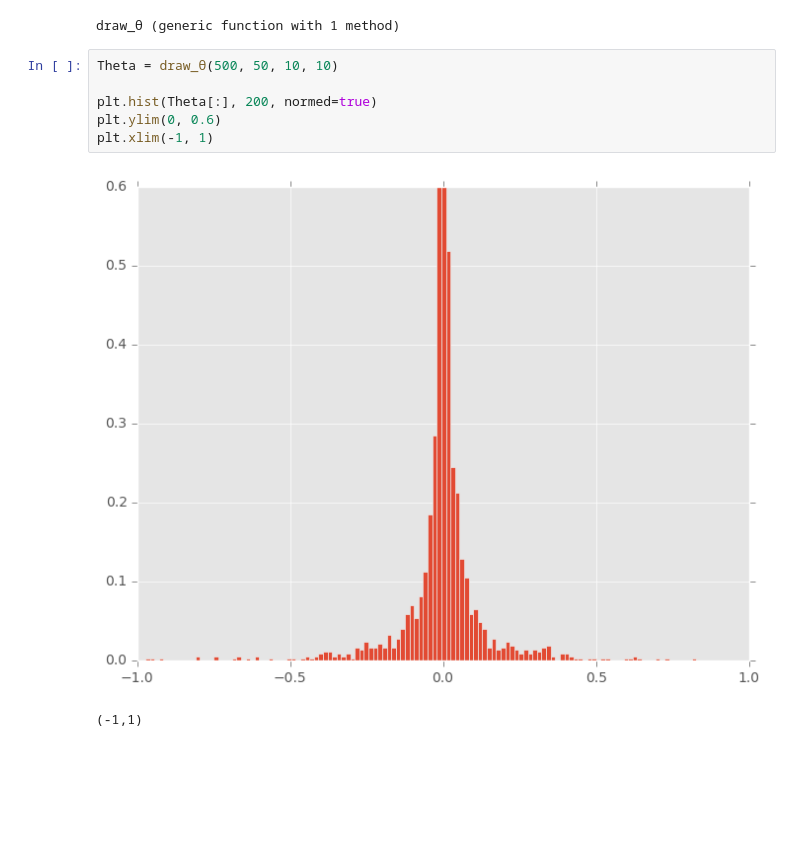
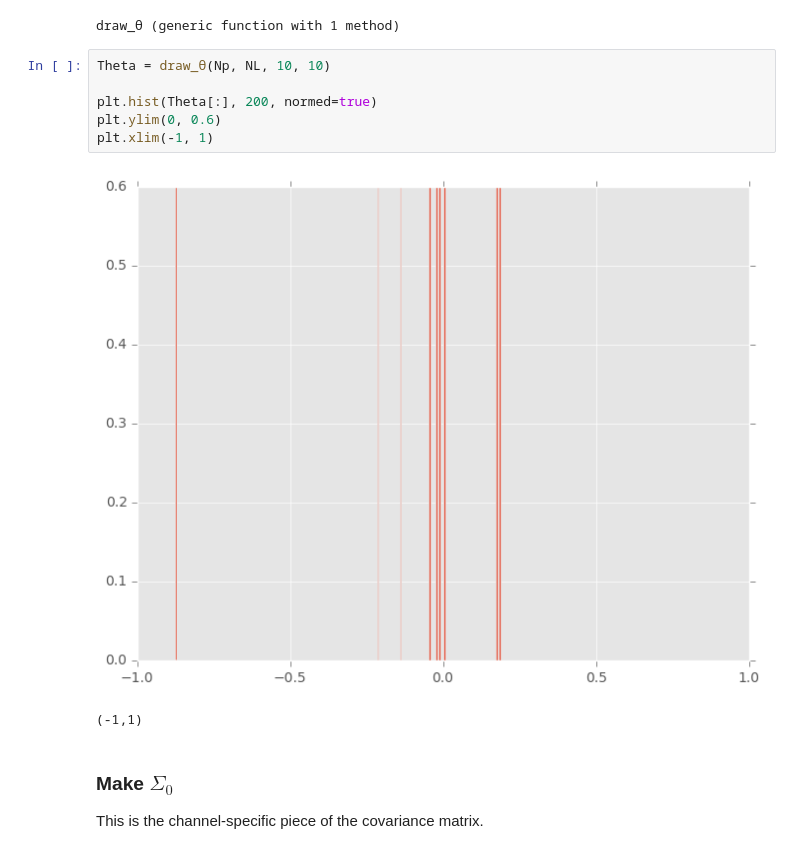
Before and after one commit to jmxpearson/laf, a Jupyter notebook: julia_make_labcr_test_data.ipynb, the cells around one changed output. Saved outputs shown, nothing was run; the diff lists cells and outputs as text; blank space fills up the shorter version.

```diff
--- a/julia_make_labcr_test_data.ipynb
+++ b/julia_make_labcr_test_data.ipynb
@@ -130,11 +129,15 @@ end
 # %% [output]
 draw_θ (generic function with 1 method)
 # %%
-Theta = draw_θ(500, 50, 10, 10)
+Theta = draw_θ(Np, NL, 10, 10)
 
 plt.hist(Theta[:], 200, normed=true)
 plt.ylim(0, 0.6)
 plt.xlim(-1, 1)
 # %% [output]
-[figure, old version]
+[figure, new version]
 (-1,1)
+# %% [markdown]
+### Make $\Sigma_0$
+
+This is the channel-specific piece of the covariance matrix.
```
Also changed, not shown: parts of 12 cells of this notebook.
